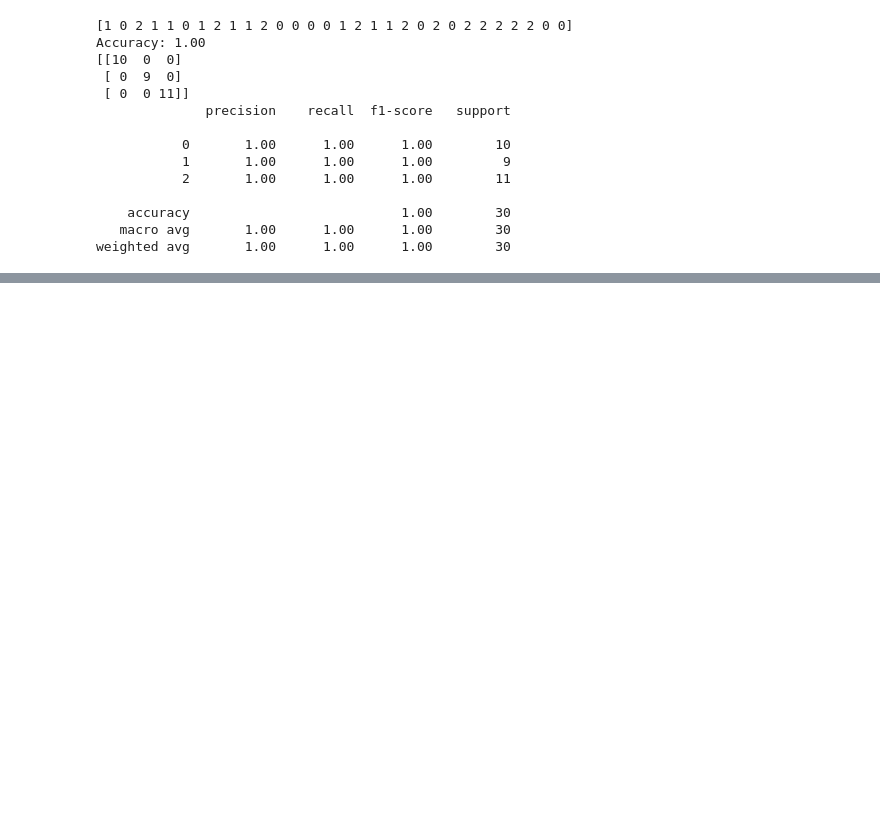
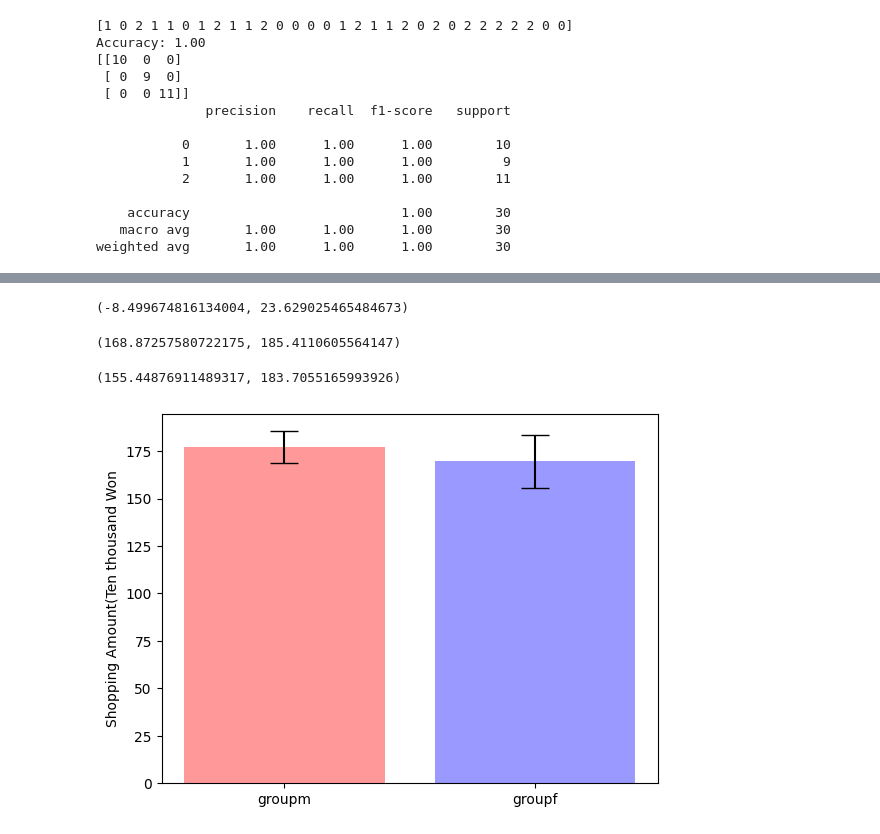
Before and after one commit to HongSeongMo/Bigdata_Analysis_Professional, a Jupyter notebook: 241030.ipynb, the cells around one changed output, grey strips where cells are left out. Saved outputs shown, nothing was run; the diff lists cells and outputs as text; code cells hidden in the pictures; blank space fills up the shorter version.

```diff
--- a/241030.ipynb
+++ b/241030.ipynb
@@ -226,0 +498,59 @@ weighted avg       1.00      1.00      1.00        30
+# %%
+import pandas as pd
+import numpy as np
+from scipy import stats
+df = pd.read_csv('/content/drive/MyDrive/Colab Notebooks/work/data.csv', encoding='euc-kr', index_col=0)
+dfmale = df[df['성별'] == '남자']
+dffemale = df[df['성별'] == '여자']
+
+m = np.mean(dfmale['쇼핑액'])
+f = np.mean(dffemale['쇼핑액'])
+
+conf_level = 0.95
+dof = len(dfmale['쇼핑액']) + len(dffemale['쇼핑액']) - 2
+alpha = 1 - conf_level
+
+meandiff = m - f
+stderror = np.sqrt(np.var(dfmale['쇼핑액'])/len(dfmale['쇼핑액']) + np.var(dffemale['쇼핑액'])/len(dffemale['쇼핑액']))
+marginerror = stats.t.ppf(1-alpha/2, dof) * stderror
+conf_interval = (meandiff - marginerror, meandiff + marginerror)
+print(conf_interval)
+# %% [output]
+(-8.499674816134004, 23.629025465484673)
+# %%
+import matplotlib.pyplot as plt
+
+df = pd.read_csv('/content/drive/MyDrive/Colab Notebooks/work/data.csv', encoding='euc-kr', index_col=0)
+dfmale = df[df['성별'] == '남자']
+m = np.mean(dfmale['쇼핑액'])
+groupm = dfmale['쇼핑액']
+conf_level = 0.95
+dof = len(groupm) - 1
+alpha = 1 - conf_level
+
+stderror = np.sqrt(np.var(groupm)/len(groupm))
+marginerrorm = stats.t.ppf(1-alpha/2, dof) * stderror
+conf_interval = (m - marginerrorm, m + marginerrorm)
+print(conf_interval)
+# %% [output]
+(168.87257580722175, 185.4110605564147)
+# %%
+dffemale = df[df['성별'] == '여자']
+f = np.mean(dffemale['쇼핑액'])
+groupf = dffemale['쇼핑액']
+conf_level = 0.95
+dof = len(groupf) - 1
+alpha = 1 - conf_level
+
+stderror = np.sqrt(np.var(groupf)/len(groupf))
+marginerrorf = stats.t.ppf(1-alpha/2, dof) * stderror
+conf_interval = (f - marginerrorf, f + marginerrorf)
+print(conf_interval)
+# %% [output]
+(155.44876911489317, 183.7055165993926)
+# %%
+plt.bar(['groupm', 'groupf'], [m, f], color = ['red', 'blue'], yerr=[marginerrorm, marginerrorf], capsize=10, alpha=0.4)
+plt.ylabel('Shopping Amount(Ten thousand Won')
+plt.show()
+# %% [output]
+[figure, added]
```
Also changed, not shown: parts of 17 cells of this notebook.
